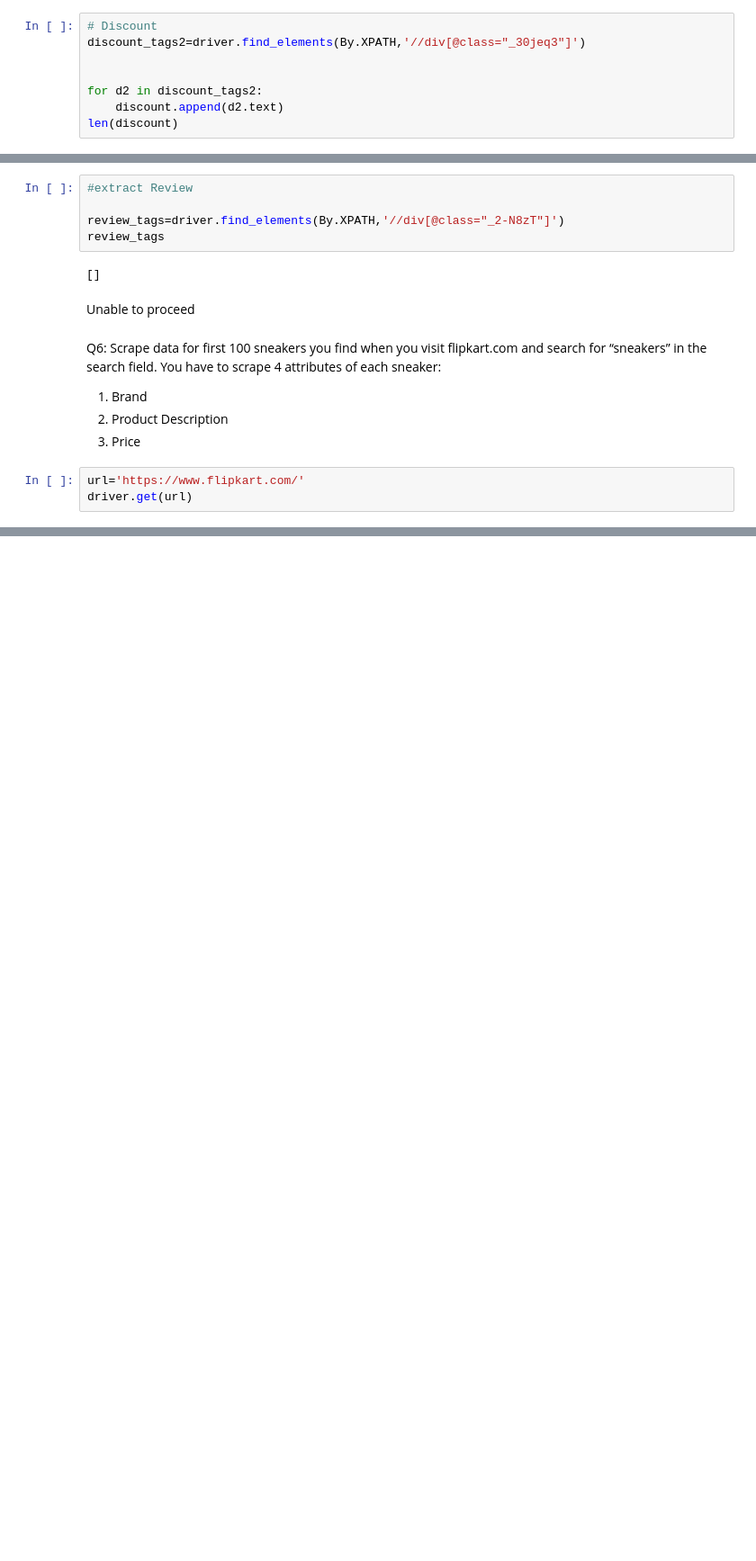
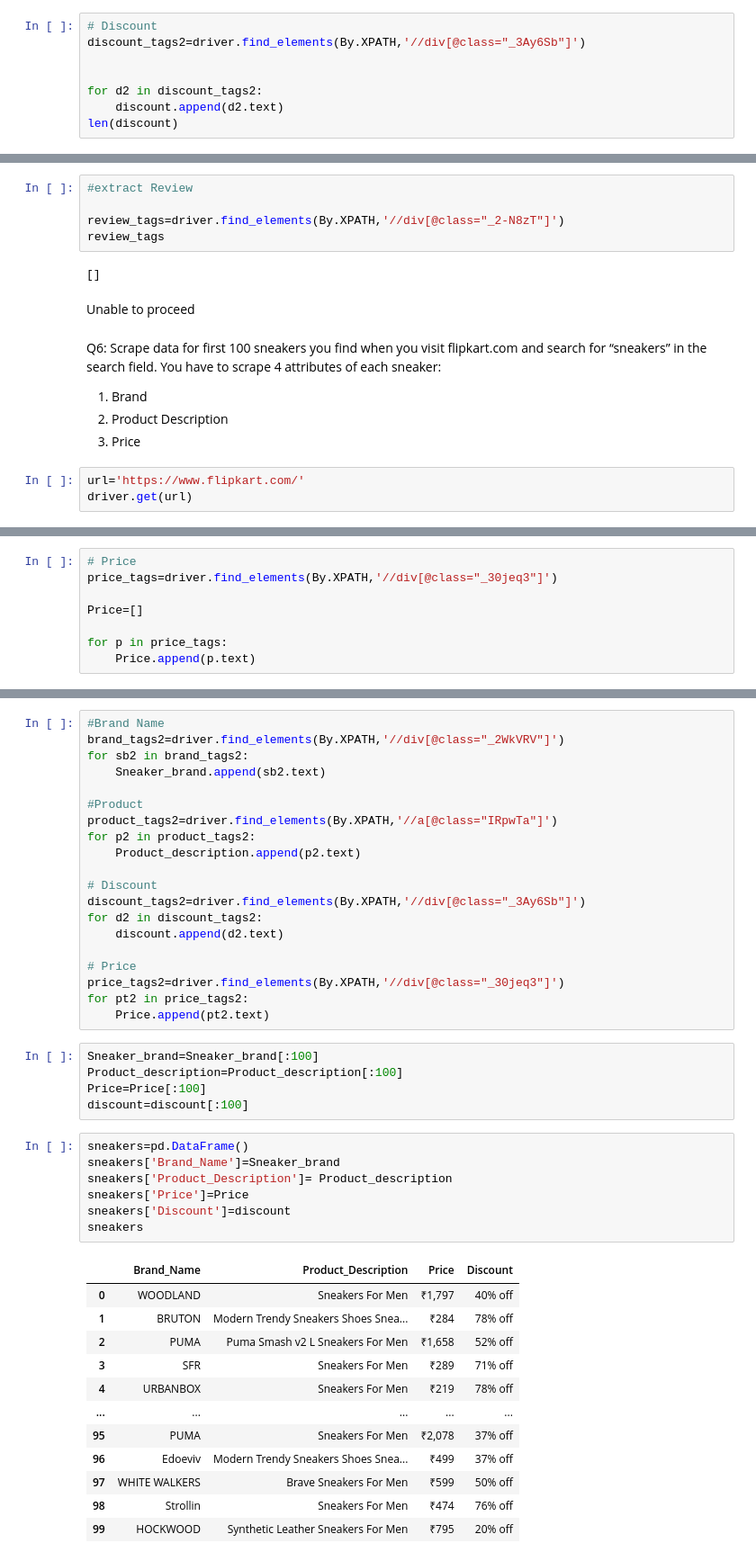
Before and after one commit to vadisandeepkumar/Internship, a Jupyter notebook: WEB SCRAPING – ASSIGNMENT 2/web scrapping assignment 2.ipynb, the cells around one changed output, grey strips where cells are left out. Shown: that part at 90% size. Cells and saved outputs as stored; diff of their text form; blank space fills up the shorter version.

```diff
--- a/WEB SCRAPING – ASSIGNMENT 2/web scrapping assignment 2.ipynb
+++ b/WEB SCRAPING – ASSIGNMENT 2/web scrapping assignment 2.ipynb
@@ -859,7 +859,7 @@ next_page=driver.find_element(By.XPATH,'/html/body/div[1]/div/div[3]/div[1]/div[
 next_page.click()
 # %%
 # Discount
-discount_tags2=driver.find_elements(By.XPATH,'//div[@class="_30jeq3"]')
+discount_tags2=driver.find_elements(By.XPATH,'//div[@class="_3Ay6Sb"]')
 
 
 for d2 in discount_tags2:
@@ -962,0 +991,8 @@ driver.get(url)
+# %%
+# Price
+price_tags=driver.find_elements(By.XPATH,'//div[@class="_30jeq3"]')
+
+Price=[]
+
+for p in price_tags:
+    Price.append(p.text)
@@ -962,0 +1027,45 @@ driver.get(url)
+# %%
+#Brand Name
+brand_tags2=driver.find_elements(By.XPATH,'//div[@class="_2WkVRV"]')
+for sb2 in brand_tags2:
+    Sneaker_brand.append(sb2.text)
+
+#Product
+product_tags2=driver.find_elements(By.XPATH,'//a[@class="IRpwTa"]')
+for p2 in product_tags2:
+    Product_description.append(p2.text)
+
+# Discount
+discount_tags2=driver.find_elements(By.XPATH,'//div[@class="_3Ay6Sb"]')
+for d2 in discount_tags2:
+    discount.append(d2.text)
+
+# Price
+price_tags2=driver.find_elements(By.XPATH,'//div[@class="_30jeq3"]')
+for pt2 in price_tags2:
+    Price.append(pt2.text)
+# %%
+Sneaker_brand=Sneaker_brand[:100]
+Product_description=Product_description[:100]
+Price=Price[:100]
+discount=discount[:100]
+# %%
+sneakers=pd.DataFrame()
+sneakers['Brand_Name']=Sneaker_brand
+sneakers['Product_Description']= Product_description
+sneakers['Price']=Price
+sneakers['Discount']=discount
+sneakers
+# %% [output]
+|  | Brand_Name | Product_Description | Price | Discount |
+| 0 | WOODLAND | Sneakers For Men | ₹1,797 | 40% off |
+| 1 | BRUTON | Modern Trendy Sneakers Shoes Snea... | ₹284 | 78% off |
+| 2 | PUMA | Puma Smash v2 L Sneakers For Men | ₹1,658 | 52% off |
+| 3 | SFR | Sneakers For Men | ₹289 | 71% off |
+| 4 | URBANBOX | Sneakers For Men | ₹219 | 78% off |
+| ... | ... | ... | ... | ... |
+| 95 | PUMA | Sneakers For Men | ₹2,078 | 37% off |
+| 96 | Edoeviv | Modern Trendy Sneakers Shoes Snea... | ₹499 | 37% off |
+| 97 | WHITE WALKERS | Brave Sneakers For Men | ₹599 | 50% off |
+| 98 | Strollin | Sneakers For Men | ₹474 | 76% off |
+| 99 | HOCKWOOD | Synthetic Leather Sneakers For Men | ₹795 | 20% off |
```
Also changed, not shown: parts of 24 cells of this notebook.
